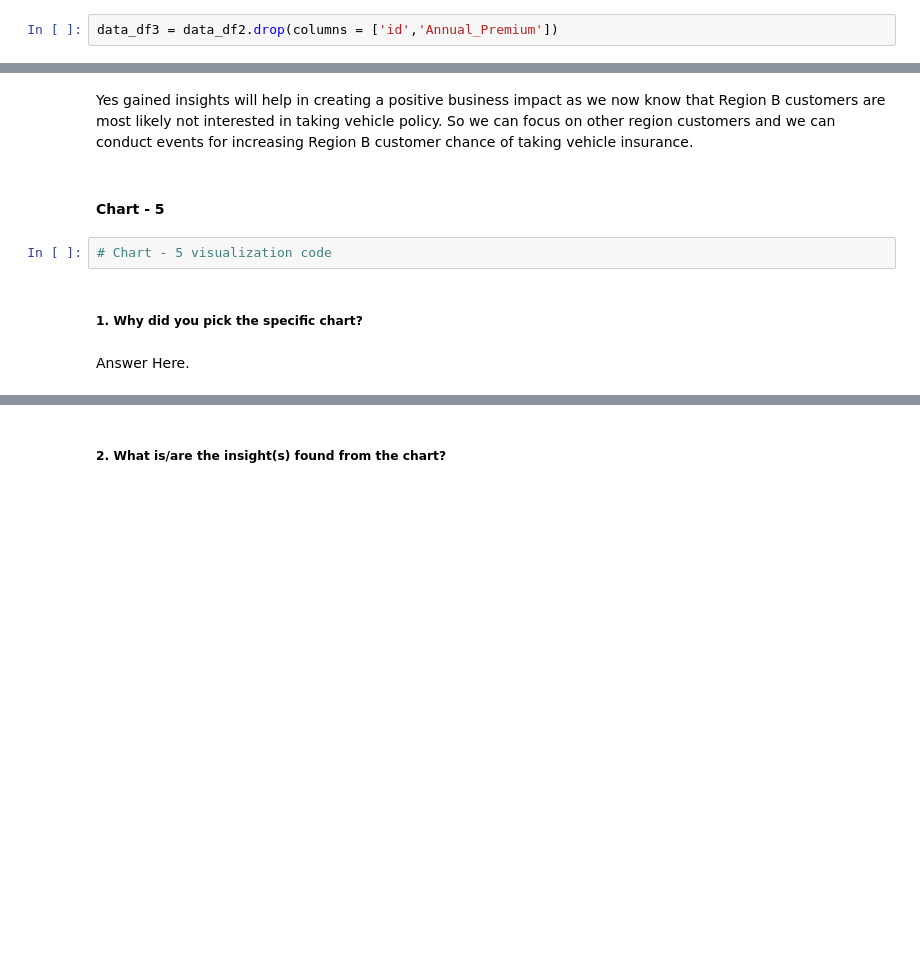
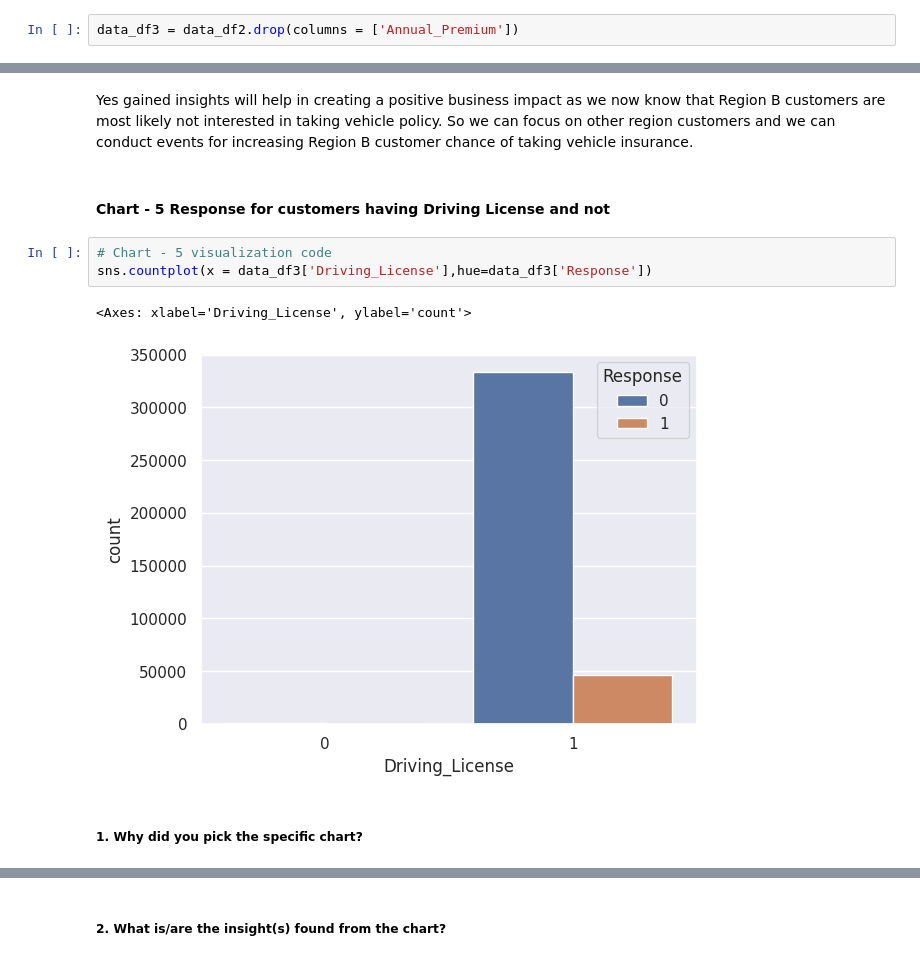
Before and after one commit to msantoshidevi/Health-Insurance-Cross-Sell-Prediction-Project, a Jupyter notebook: Health_Insurance_Cross_Sell_Prediction.ipynb, the cells around one changed output, grey strips where cells are left out. Saved outputs shown, nothing was run; the diff lists cells and outputs as text; blank space fills up the shorter version.

```diff
--- a/Health_Insurance_Cross_Sell_Prediction.ipynb
+++ b/Health_Insurance_Cross_Sell_Prediction.ipynb
@@ -382,6 +535,6 @@ data_df2.head(5)
 # %% [markdown]
 ### Dropping Unwanted Columns
 # %%
-data_df3 = data_df2.drop(columns = ['id','Annual_Premium'])
+data_df3 = data_df2.drop(columns = ['Annual_Premium'])
 # %%
 data_df3.head()
@@ -522,11 +691,13 @@ The insights found from the chart are:
 Are there any insights that lead to negative growth? Justify with specific reason.
 # %% [markdown]
 Yes gained insights will help in creating a positive business impact as we now know that Region B customers are most likely not interested in taking vehicle policy. So we can focus on other region customers and we can conduct events for increasing Region B customer chance of taking vehicle insurance.
-# %% [markdown]
-#### Chart - 5
+# %% [markdown]
+#### Chart - 5 Response for customers having Driving License and not
 # %%
 # Chart - 5 visualization code
+sns.countplot(x = data_df3['Driving_License'],hue=data_df3['Response'])
+# %% [output]
+<Axes: xlabel='Driving_License', ylabel='count'>
+[figure, added]
 # %% [markdown]
 ##### 1. Why did you pick the specific chart?
-# %% [markdown]
-Answer Here.
```
Also changed, not shown: parts of 128 cells of this notebook.
